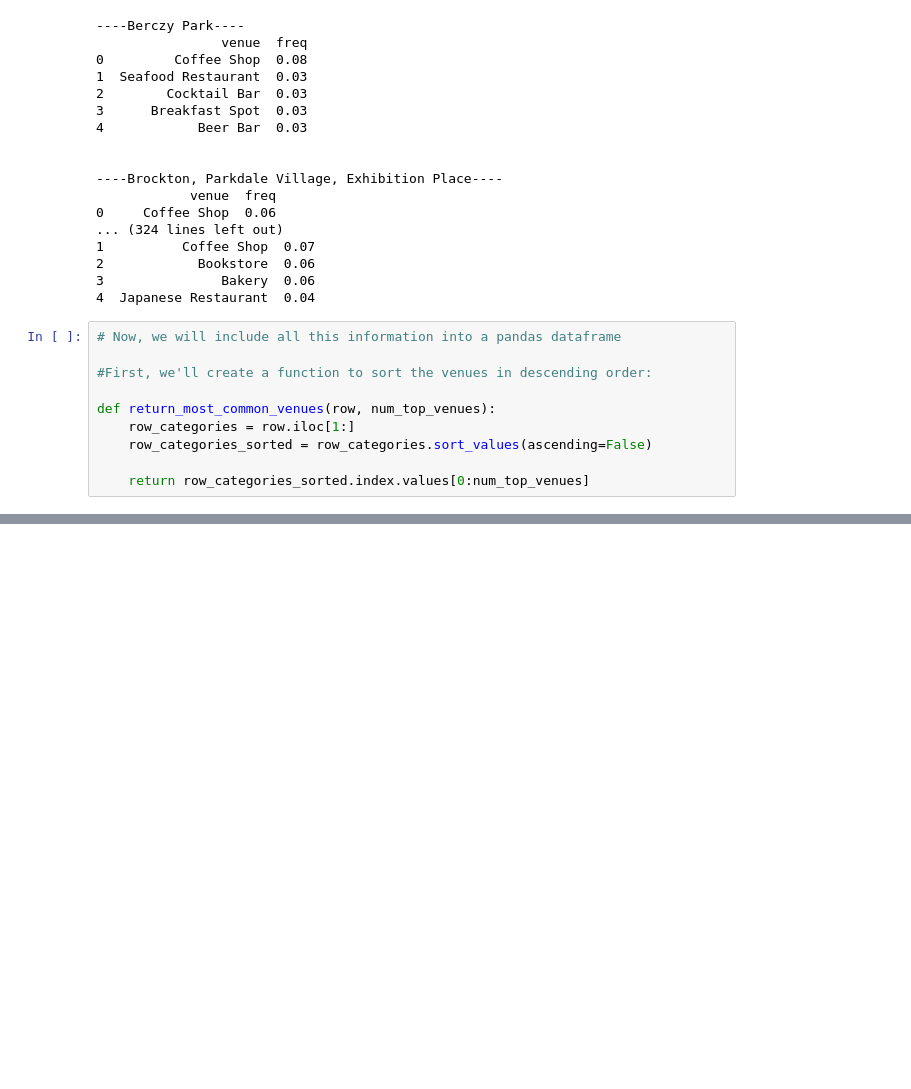
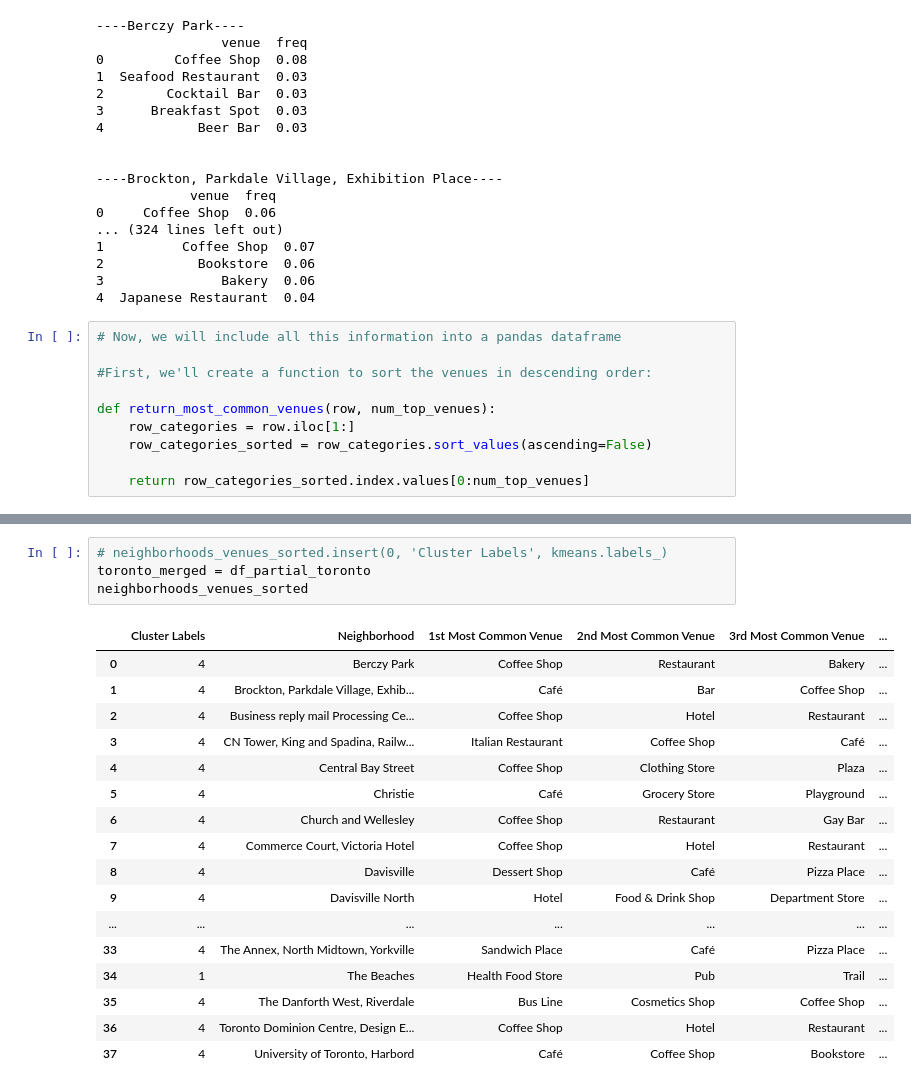
Before and after one commit to alsanme/Coursera_Capstone, a Jupyter notebook: toronto_part3.ipynb, the cells around one changed output, grey strips where cells are left out. Cells and saved outputs as stored; diff of their text form; blank space fills up the shorter version.

```diff
--- a/toronto_part3.ipynb
+++ b/toronto_part3.ipynb
@@ -444,0 +480,22 @@ neighborhoods_venues_sorted
+# %%
+# neighborhoods_venues_sorted.insert(0, 'Cluster Labels', kmeans.labels_)
+toronto_merged = df_partial_toronto
+neighborhoods_venues_sorted
+# %% [output]
+|  | Cluster Labels | Neighborhood | 1st Most Common Venue | 2nd Most Common Venue | 3rd Most Common Venue | ... |
+| 0 | 4 | Berczy Park | Coffee Shop | Restaurant | Bakery | ... |
+| 1 | 4 | Brockton, Parkdale Village, Exhib... | Café | Bar | Coffee Shop | ... |
+| 2 | 4 | Business reply mail Processing Ce... | Coffee Shop | Hotel | Restaurant | ... |
+| 3 | 4 | CN Tower, King and Spadina, Railw... | Italian Restaurant | Coffee Shop | Café | ... |
+| 4 | 4 | Central Bay Street | Coffee Shop | Clothing Store | Plaza | ... |
+| 5 | 4 | Christie | Café | Grocery Store | Playground | ... |
+| 6 | 4 | Church and Wellesley | Coffee Shop | Restaurant | Gay Bar | ... |
+| 7 | 4 | Commerce Court, Victoria Hotel | Coffee Shop | Hotel | Restaurant | ... |
+| 8 | 4 | Davisville | Dessert Shop | Café | Pizza Place | ... |
+| 9 | 4 | Davisville North | Hotel | Food & Drink Shop | Department Store | ... |
+| ... | ... | ... | ... | ... | ... | ... |
+| 33 | 4 | The Annex, North Midtown, Yorkville | Sandwich Place | Café | Pizza Place | ... |
+| 34 | 1 | The Beaches | Health Food Store | Pub | Trail | ... |
+| 35 | 4 | The Danforth West, Riverdale | Bus Line | Cosmetics Shop | Coffee Shop | ... |
+| 36 | 4 | Toronto Dominion Centre, Design E... | Coffee Shop | Hotel | Restaurant | ... |
+| 37 | 4 | University of Toronto, Harbord | Café | Coffee Shop | Bookstore | ... |
```
Also changed, not shown: parts of 20 cells of this notebook.
